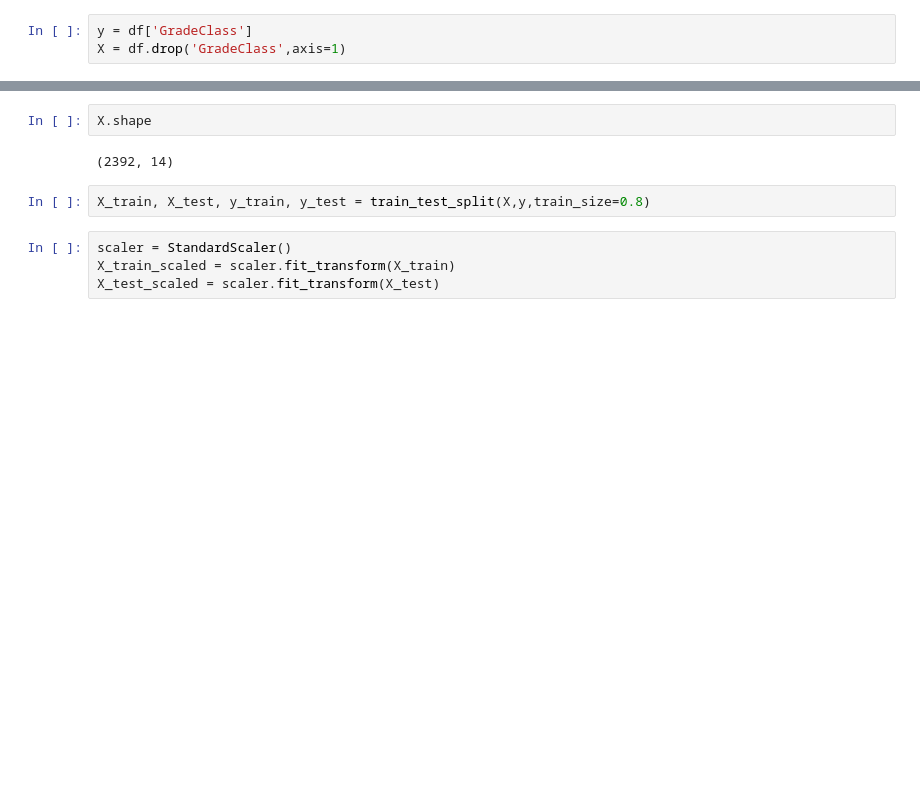
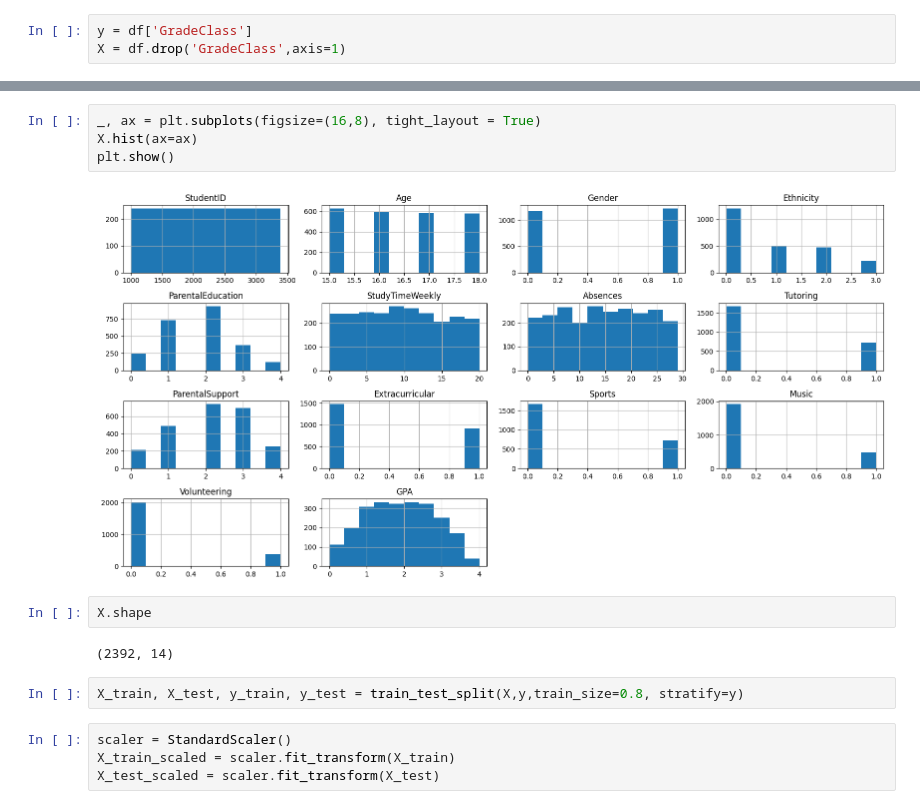
Before and after one commit to ManuOrdz/TalentoTech, a Jupyter notebook: Actividades/Clasificaccion.ipynb, the cells around one changed output, grey strips where cells are left out. Drawn from its saved outputs; the diff is of its cells as text; blank space fills up the shorter version.

```diff
--- a/Actividades/Clasificaccion.ipynb
+++ b/Actividades/Clasificaccion.ipynb
@@ -56,9 +63,15 @@ X = df.drop('GradeClass',axis=1)
+# %%
+_, ax = plt.subplots(figsize=(16,8), tight_layout = True)
+X.hist(ax=ax)
+plt.show()
+# %% [output]
+[figure, added]
 # %%
 X.shape
 # %% [output]
 (2392, 14)
 # %%
-X_train, X_test, y_train, y_test = train_test_split(X,y,train_size=0.8)
+X_train, X_test, y_train, y_test = train_test_split(X,y,train_size=0.8, stratify=y)
 # %%
 scaler = StandardScaler()
 X_train_scaled = scaler.fit_transform(X_train)
```
Also changed, not shown: parts of 11 cells of this notebook.
